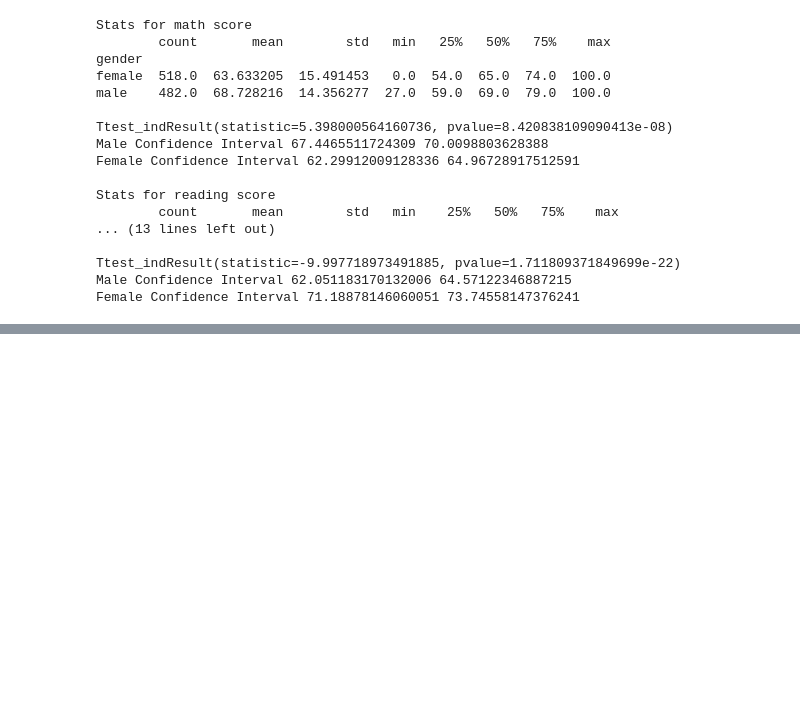
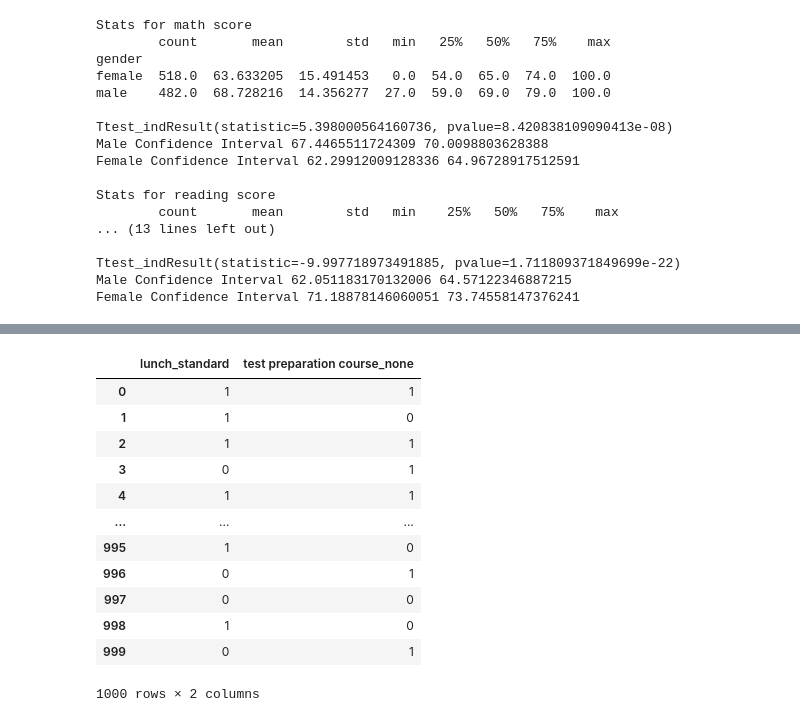
Before and after one commit to supersimple33/bias-study, a Jupyter notebook: main.ipynb, the cells around one changed output, grey strips where cells are left out. Drawn from its saved outputs; the diff is of its cells as text; code cells hidden in the pictures; blank space fills up the shorter version.

```diff
--- a/main.ipynb
+++ b/main.ipynb
@@ -206,0 +216,16 @@ Name: mean, dtype: float64
+# %%
+features[['lunch_standard', 'test preparation course_none']]
+# %% [output]
+|  | lunch_standard | test preparation course_none |
+| 0 | 1 | 1 |
+| 1 | 1 | 0 |
+| 2 | 1 | 1 |
+| 3 | 0 | 1 |
+| 4 | 1 | 1 |
+| ... | ... | ... |
+| 995 | 1 | 0 |
+| 996 | 0 | 1 |
+| 997 | 0 | 0 |
+| 998 | 1 | 0 |
+| 999 | 0 | 1 |
+1000 rows × 2 columns
```
Also changed, not shown: parts of 5 cells of this notebook.
